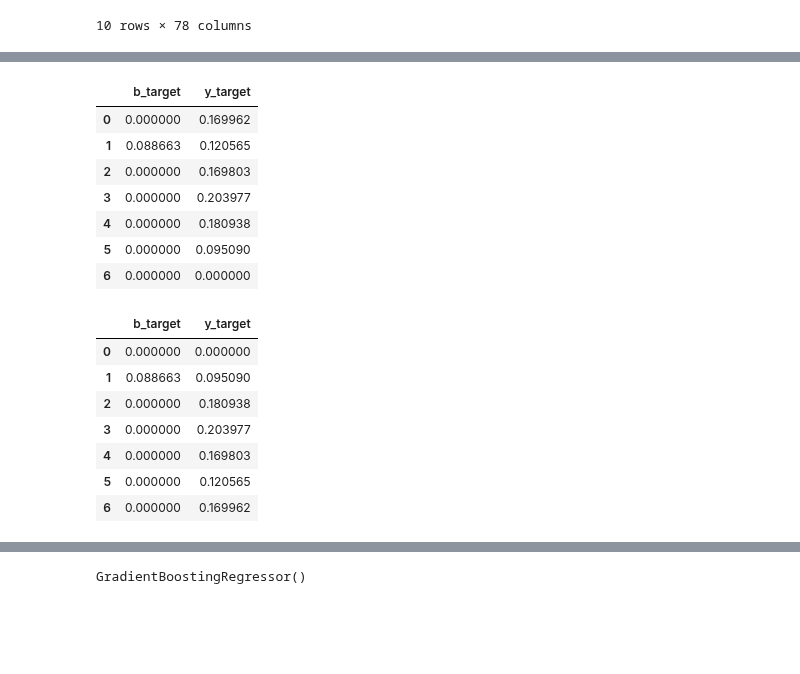
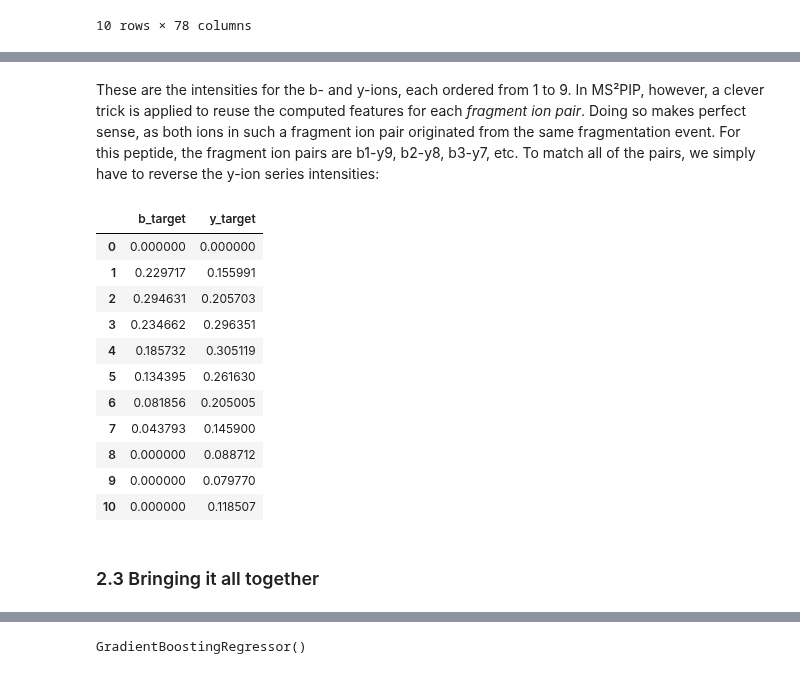
Before and after one commit to ProteomicsML/ProteomicsML, a Jupyter notebook: tutorials/fragmentation/nist-2-traditional-ml-gradient-boosting.ipynb, the cells around one changed output, grey strips where cells are left out. Cells and saved outputs as stored; diff of their text form; code cells hidden in the pictures; blank space fills up the shorter version.

```diff
--- a/tutorials/fragmentation/nist-2-traditional-ml-gradient-boosting.ipynb
+++ b/tutorials/fragmentation/nist-2-traditional-ml-gradient-boosting.ipynb
@@ -21,0 +47,5 @@ author:
+# %%
+import pandas as pd
+
+train_val_spectra = pd.read_feather("ftp://ftp.pride.ebi.ac.uk/pub/databases/pride/resources/proteomicsml/fragmentation/nist-humanhcd20160503-parsed-trainval.feather")
+test_spectra = pd.read_feather("ftp://ftp.pride.ebi.ac.uk/pub/databases/pride/resources/proteomicsml/fragmentation/nist-humanhcd20160503-parsed-test.feather")
@@ -141,0 +175,8 @@ peptide_features
+# %%
+test_spectrum = train_val_spectra.iloc[4]
+
+peptide_targets =  pd.DataFrame({
+    "b_target": test_spectrum["parsed_intensity"]["b"],
+    "y_target": test_spectrum["parsed_intensity"]["y"],
+})
+peptide_targets
@@ -142,31 +196,29 @@ peptide_features
+# %% [markdown]
+These are the intensities for the b- and y-ions, each ordered from 1 to 9.
+In MS²PIP, however, a clever trick is applied to reuse the computed features for each
+*fragment ion pair*. Doing so makes perfect sense, as both ions in such a fragment ion
+pair originated from the same fragmentation event. For this peptide, the fragment ion
+pairs are b1-y9, b2-y8, b3-y7, etc. To match all of the pairs, we simply have to reverse
+the y-ion series intensities:
 # %%
 peptide_targets =  pd.DataFrame({
-    "b_target": spectrum["parsed_intensity"]["b"],
-    "y_target": spectrum["parsed_intensity"]["y"],
+    "b_target": test_spectrum["parsed_intensity"]["b"],
+    "y_target": test_spectrum["parsed_intensity"]["y"][::-1],
 })
 peptide_targets
 # %% [output]
 |  | b_target | y_target |
-| 0 | 0.000000 | 0.169962 |
-| 1 | 0.088663 | 0.120565 |
-| 2 | 0.000000 | 0.169803 |
-| 3 | 0.000000 | 0.203977 |
-| 4 | 0.000000 | 0.180938 |
-| 5 | 0.000000 | 0.095090 |
-| 6 | 0.000000 | 0.000000 |
+| 0 | 0.000000 | 0.000000 |
+| 1 | 0.229717 | 0.155991 |
+| 2 | 0.294631 | 0.205703 |
+| 3 | 0.234662 | 0.296351 |
+| 4 | 0.185732 | 0.305119 |
+| 5 | 0.134395 | 0.261630 |
+| 6 | 0.081856 | 0.205005 |
+| 7 | 0.043793 | 0.145900 |
+| 8 | 0.000000 | 0.088712 |
+| 9 | 0.000000 | 0.079770 |
+| 10 | 0.000000 | 0.118507 |
-# %%
-peptide_targets =  pd.DataFrame({
-    "b_target": spectrum["parsed_intensity"]["b"],
-    "y_target": spectrum["parsed_intensity"]["y"][::-1],
-})
-peptide_targets
-# %% [output]
-|  | b_target | y_target |
-| 0 | 0.000000 | 0.000000 |
-| 1 | 0.088663 | 0.095090 |
-| 2 | 0.000000 | 0.180938 |
-| 3 | 0.000000 | 0.203977 |
-| 4 | 0.000000 | 0.169803 |
-| 5 | 0.000000 | 0.120565 |
-| 6 | 0.000000 | 0.169962 |
+# %% [markdown]
+### 2.3 Bringing it all together
 # %%
```
Also changed, not shown: parts of 46 cells of this notebook, 4 other files.
